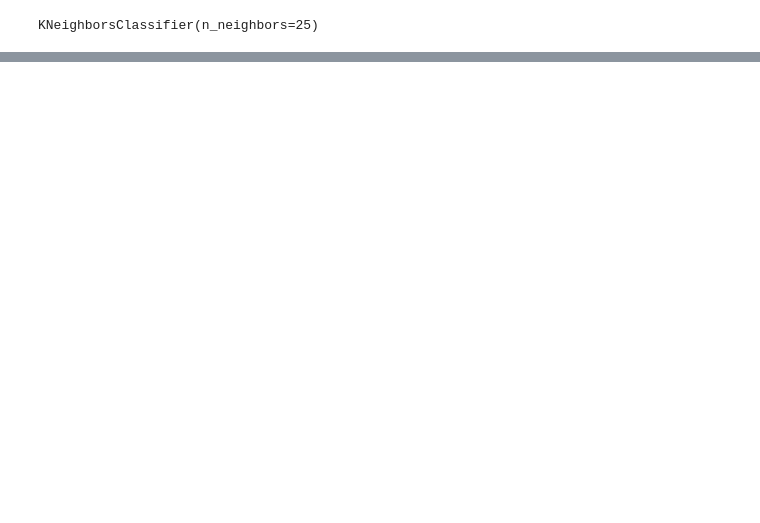
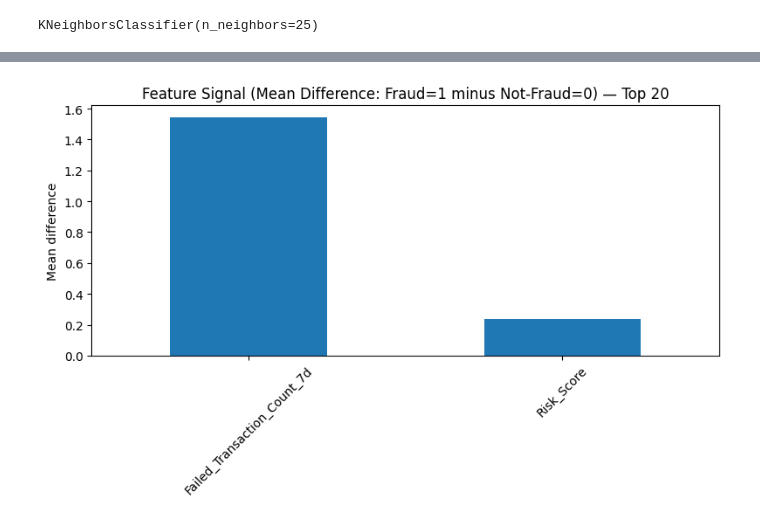
Before and after one commit to luispabloaiello-da/W7PJ_Project_Fraud_Scoring_Service, a Jupyter notebook: notebooks/02_knn_with_scaling_and_onehot.ipynb, the cells around one changed output, grey strips where cells are left out. Cells and saved outputs as stored; diff of their text form; code cells hidden in the pictures; blank space fills up the shorter version.

```diff
--- a/notebooks/02_knn_with_scaling_and_onehot.ipynb
+++ b/notebooks/02_knn_with_scaling_and_onehot.ipynb
@@ -200,0 +298,25 @@ Confusion matrix:
+# %%
+# ==============================================
+# Cell 1 — Simple "importance" (class-mean difference) bar chart
+# Use when you want a quick, beginner-friendly signal of which NUMERIC features differ
+# between Fraud=1 and Not-Fraud=0. This is NOT model-based; it’s a simple reference.
+# Requires: df (original dataframe), target_col, and a list of numeric columns (num_cols)
+# ==============================================
+
+# Compute mean difference by class (Fraud=1 minus Not-Fraud=0)
+means_1 = df_fraud_dataset[df_fraud_dataset[target_col] == 1][num_cols].mean(numeric_only=True)
+means_0 = df_fraud_dataset[df_fraud_dataset[target_col] == 0][num_cols].mean(numeric_only=True)
+mean_diff = (means_1 - means_0).sort_values(key=lambda s: np.abs(s), ascending=False)
+
+
+plt.figure(figsize=(8, 5))
+mean_diff.head(20).plot(kind='bar') # show top 20 absolute differences
+plt.xticks(rotation=45)
+plt.title('Feature Signal (Mean Difference: Fraud=1 minus Not-Fraud=0) — Top 20')
+plt.ylabel('Mean difference')
+plt.tight_layout()
+# plt.savefig('feature_signal_mean_diff_top20.png', dpi=120, bbox_inches='tight')
+plt.show()
+# print('Saved: feature_signal_mean_diff_top20.png')
+# %% [output]
+[figure, added]
```
Also changed, not shown: parts of 10 cells of this notebook, 3 other files.
